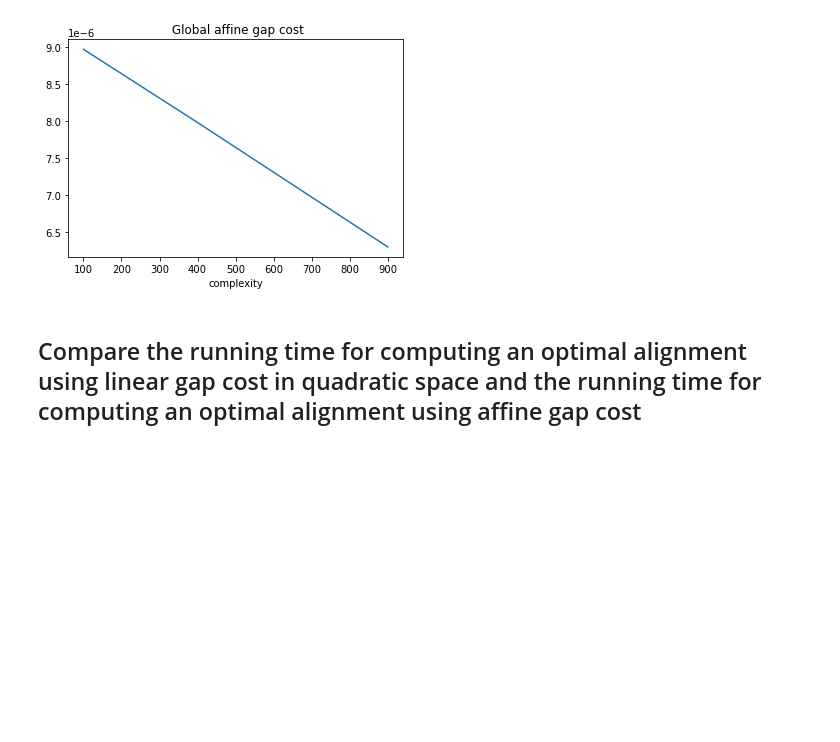
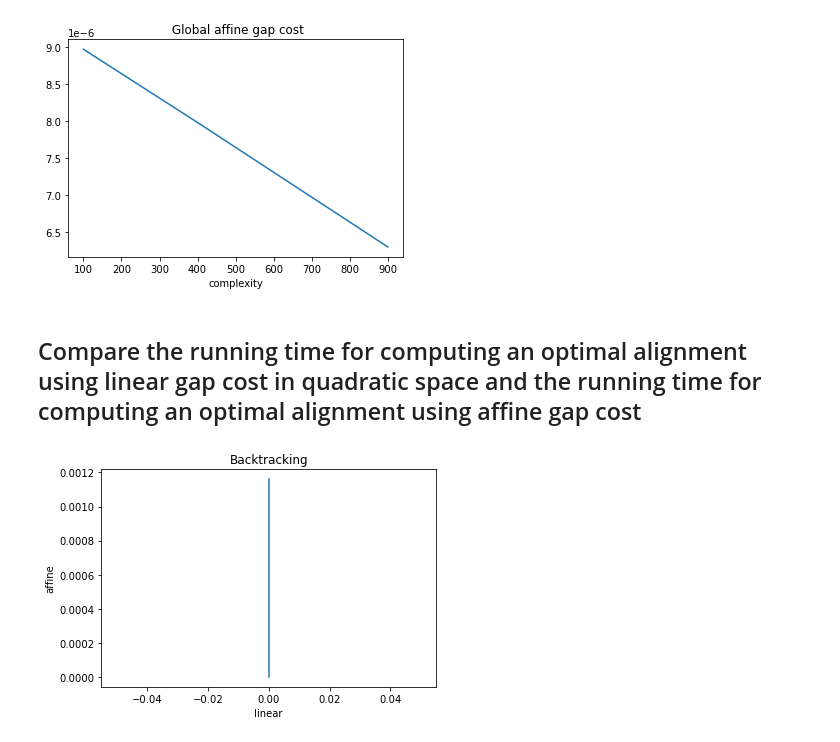
Before and after one commit to alzbetasrutkova/AiB_projects, a Jupyter notebook: Project2/project2_Lena.ipynb, the cells around one changed output. Cells and saved outputs as stored; diff of their text form; code cells hidden in the pictures; blank space fills up the shorter version.

Commit message:
modified function for cost evaluation

```diff
--- a/Project2/project2_Lena.ipynb
+++ b/Project2/project2_Lena.ipynb
@@ -340,18 +345,18 @@ def simulate_string(m):
 # %%
-Ns = [10,50,100,200,300,400,500,1000,1500,2000,2500,3000,3500,4000,4500,5000,5500,6000,6500,7000,7500,8000,8500,9000,9500,10000]
-of = open("eval_times_global_linear_cost.txt", "w")
+Ns = [10,100,200,300,400,500,1000,2000,4000,6000,8000,10000]
+#of = open("eval_times_global_linear_cost.txt", "w")
 construction_times= {}
-
 for n in Ns :
-    for i in range(10) :
+    print(n)
+    for i in range(100) :
             seq1 = simulate_string(n)
             seq2 = simulate_string(n)
             T = np.full([n+1,n+1], None)
             start_time = time.time()
             C(n,n,5)
             st_const_time = time.time() - start_time
-            thisline = str(n*n) + " : " + str(st_const_time) + "\n"
-            of.write(thisline)
+            #thisline = str(n*n) + " : " + str(st_const_time) + "\n"
+            #of.write(thisline)
             if (n*n) in construction_times:
                 construction_times[(n*n)] += [st_const_time]
             else:
@@ -375,12 +387,13 @@ plt.show()
 # %% [markdown]
 ## Running time of global_affine_cost
 # %%
-Ns = [10,50,100,200,300,400,500,1000,1500,2000,2500,3000,3500,4000,4500,5000,5500,6000,6500,7000,7500,8000,8500,9000,9500,10000]
+Ns =[10,100,200,300,400,500,1000,2000,4000,6000,8000,10000]
 of = open("eval_times_global_affine_cost.txt", "w")
 construction_times= {}
 
 for n in Ns :
-    for i in range(10) :
+    print(n)
+    for i in range(100) :
             seq1 = simulate_string(n)
             seq2 = simulate_string(n)
             S = np.full([n+1,n+1], None)
@@ -418,14 +435,12 @@ plt.show()
 # %% [markdown]
 ## Compare the running time for computing an optimal alignment using linear gap cost in quadratic space and the running time for computing an optimal alignment using affine gap cost
 # %%
-Ns = [10,50,100,200,300,400,500,1000,1500,2000,2500,3000,3500,4000,4500,5000,5500,6000,6500,7000,7500,8000,8500,9000,9500,10000]
-oa = open("affine_backtracking_time.txt", "w")
-ol = open("linear_backtracking_time.txt", "w")
+Ns = [10,100,200,300,400,500,1000,2000,4000,6000,8000,10000]
 affine_times = {}
 linear_times = {}
 
 for n in Ns :
-    for i in range(10) :
+    for i in range(100) :
             seq1 = simulate_string(n)
             seq2 = simulate_string(n)
 
@@ -437,8 +452,7 @@ for n in Ns :
             start_time_affine = time.time()
             backtrack_affine(seq1, seq2, 5, 5)
             affine_backtrack_time = time.time() - start_time_affine
-            thisline = str(n) + " : " + str(affine_backtrack_time) + "\n"
-            oa.write(thisline)
+
             if (n) in affine_times:
                 affine_times[(n)] += [affine_backtrack_time]
             else:
@@ -449,8 +463,6 @@ for n in Ns :
             global_linear_cost(n,n, seq1, seq2, 5, subst_mat, T)
             start_time_linear = time.time()
             linear_backtrack_time = time.time() - start_time_linear
-            thisline = str(n) + " : " + str(linear_backtrack_time) + "\n"
-            ol.write(thisline)
             if (n) in linear_times:
                 linear_times[(n)] += [linear_backtrack_time]
             else:
@@ -458,3 +470,15 @@ for n in Ns :
 
 affine_mean_times = {k: np.mean(affine_times[k]) for k in affine_times}
 linear_mean_times = {k: np.mean(linear_times[k]) for k in linear_times}
+# %%
+xs = list(linear_mean_times[n] for n in Ns)
+ys = list(affine_mean_times[n] for n in Ns)
+# %%
+# Plot
+plt.plot(xs, ys)
+plt.xlabel("linear")
+plt.ylabel("affine")
+plt.title("Backtracking")
+plt.show()
+# %% [output]
+[figure, added]
```
Also changed, not shown: parts of 8 cells of this notebook.
